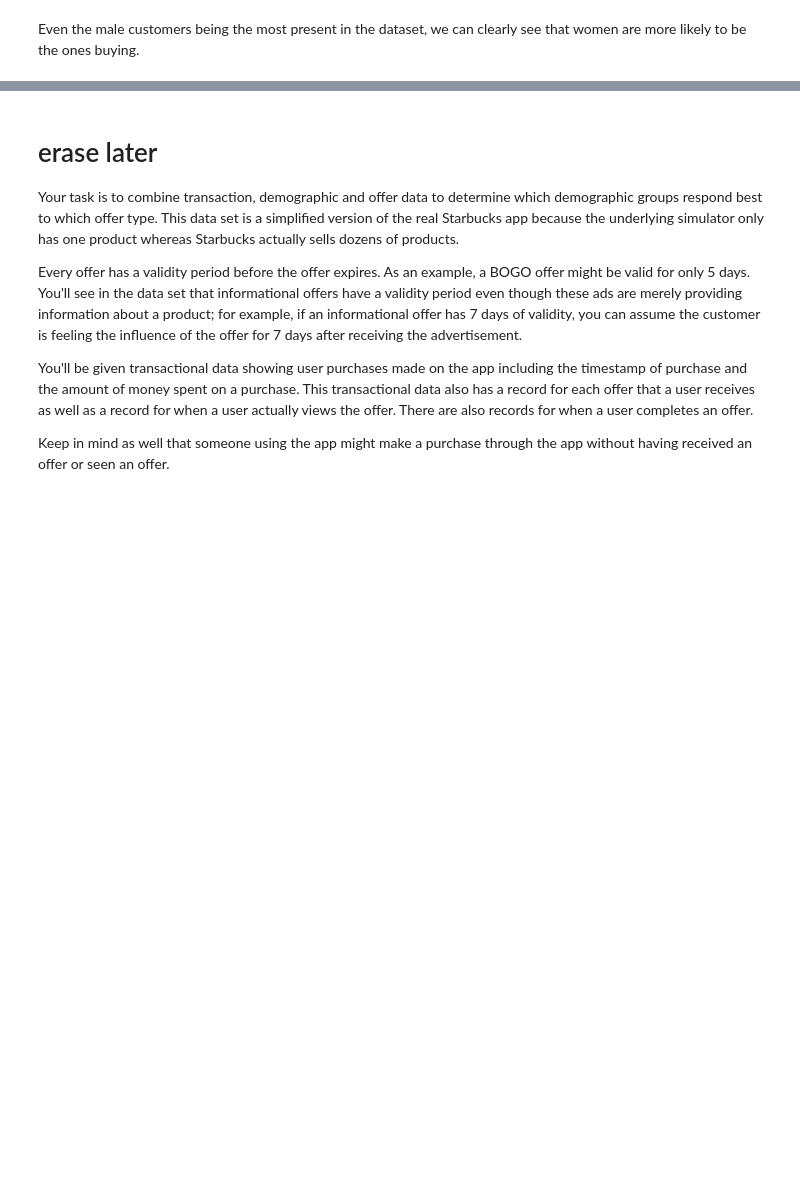
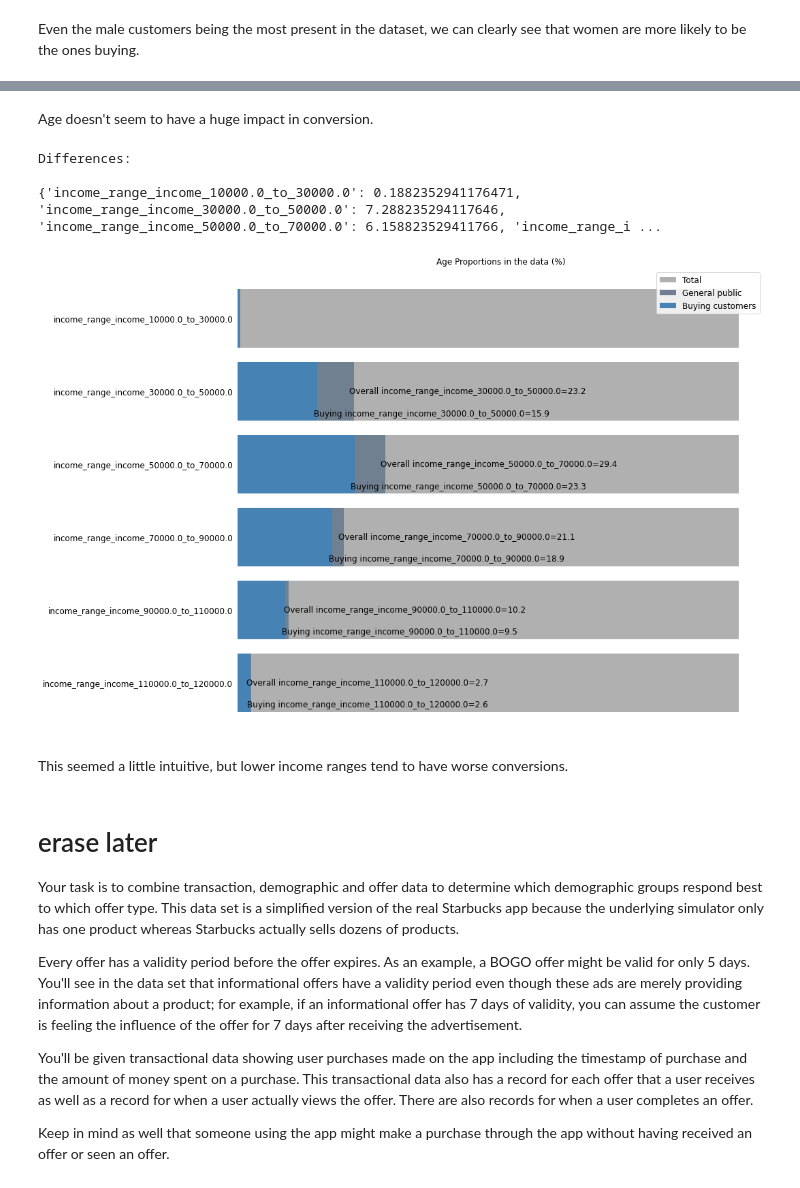
Before and after one commit to dletoneiva/recs_with_starbucks, a Jupyter notebook: data_analysis.ipynb, the cells around one changed output, grey strips where cells are left out. Cells and saved outputs as stored; diff of their text form; code cells hidden in the pictures; blank space fills up the shorter version.

```diff
--- a/data_analysis.ipynb
+++ b/data_analysis.ipynb
@@ -248,3 +283,29 @@ Even the male customers being the most present in the dataset, we can clearly se
+# %% [markdown]
+Age doesn't seem to have a huge impact in conversion.
+# %%
+columns = ['income_range_income_10000.0_to_30000.0',
+           'income_range_income_30000.0_to_50000.0',
+           'income_range_income_50000.0_to_70000.0',
+           'income_range_income_70000.0_to_90000.0',
+           'income_range_income_90000.0_to_110000.0',
+           'income_range_income_110000.0_to_120000.0']
+income_proportions, income_proportions_buying = parse_data(df, columns)
+legend = ['Total','General public', 'Buying customers']
+title = 'Age Proportions in the data (%)'
+income_proportions
+plot_bars(income_proportions,
+          income_proportions_buying,
+          columns,
+          legend,
+          title,
+          spacing=0.3)
+# %% [output]
+Differences:
+
+{'income_range_income_10000.0_to_30000.0': 0.1882352941176471, 'income_range_income_30000.0_to_50000.0': 7.288235294117646, 'income_range_income_50000.0_to_70000.0': 6.158823529411766, 'income_range_i ...
+[figure, added]
+# %% [markdown]
+This seemed a little intuitive, but lower income ranges tend to have worse conversions.
 # %% [markdown]
 # erase later
 Your task is to combine transaction, demographic and offer data to determine which demographic groups respond best to which offer type. This data set is a simplified version of the real Starbucks app because the underlying simulator only has one product whereas Starbucks actually sells dozens of products.
```
Also changed, not shown: parts of 6 cells of this notebook, 3 other files.
